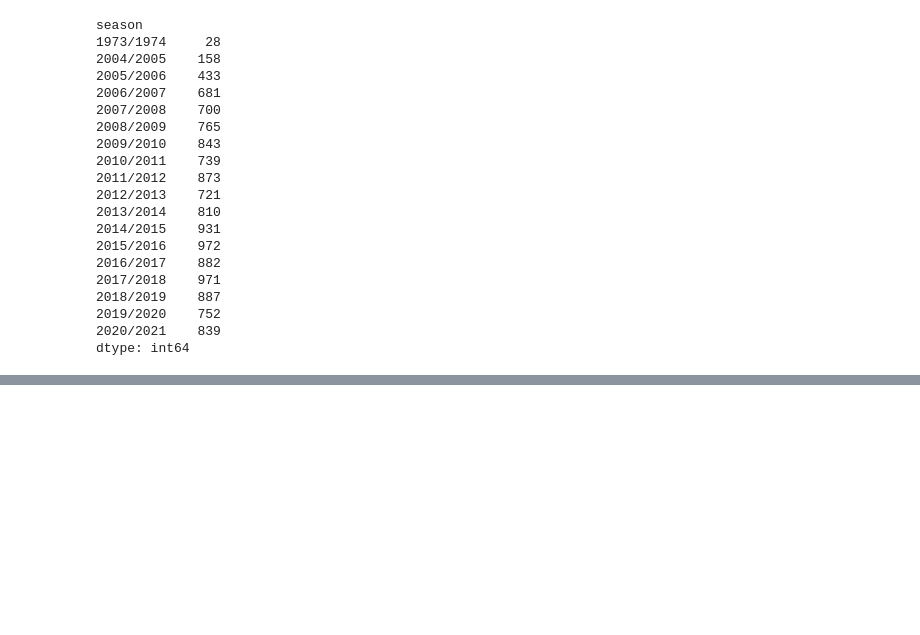
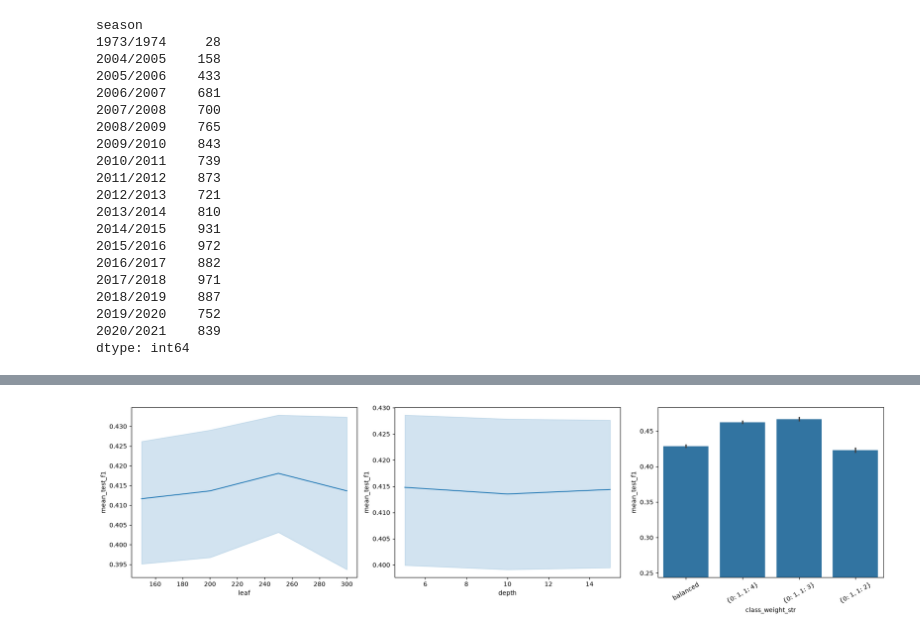
Before and after one commit to Daniel11098/football-predictions, a Jupyter notebook: Mandtory2/Ensemble_Models_And_Ann.ipynb, the cells around one changed output, grey strips where cells are left out. Drawn from its saved outputs; the diff is of its cells as text; code cells hidden in the pictures; blank space fills up the shorter version.

```diff
--- a/Mandtory2/Ensemble_Models_And_Ann.ipynb
+++ b/Mandtory2/Ensemble_Models_And_Ann.ipynb
@@ -1666,0 +2265,6 @@ dtype: int64
+# %%
+dt_advanced_grid = GridSearchCV(
+    dt_pipe_advanced, dt_advanced_params,
+    scoring=scoring, refit="f1", cv=inner_cv, n_jobs=-2, verbose=1,
+)
+dt_advanced_grid.fit(train_features, train_target, groups=train_groups)
@@ -1666,0 +2332,19 @@ dtype: int64
+# %%
+dt_cw_params = {
+    "estimator": [DecisionTreeClassifier()],
+    "estimator__class_weight": ["balanced", {0: 1, 1: 4}, {0: 1, 1: 3}, {0: 1, 1: 2}, None],
+    "estimator__min_samples_leaf": [ 150,200, 250, 300],
+    "estimator__max_depth": [5, 10, 15],
+    "estimator__criterion": ["gini", "entropy"],
+    "transformer__cat": [
+        OneHotEncoder(handle_unknown="ignore", sparse_output=False),
+        TargetEncoder(),
+    ],
+}
+# %%
+
+dt_cw_grid = GridSearchCV(
+    dt_pipe_simple, dt_cw_params,
+    scoring=scoring, refit="f1", cv=inner_cv, n_jobs=-2, verbose=1,
+)
+dt_cw_grid.fit(train_features, train_target, groups=train_groups)
@@ -1666,0 +2414,21 @@ dtype: int64
+# %%
+cw_results = pd.DataFrame(dt_cw_grid.cv_results_)
+
+# class_weight inneholder dicter, None og tekst, så gjør den om til tekst
+cw_results["class_weight_str"] = cw_results["param_estimator__class_weight"].astype(str)
+
+# tall-kolonner kan være object-typer, så gjør dem om
+cw_results["leaf"] = cw_results["param_estimator__min_samples_leaf"].astype(int)
+cw_results["depth"] = cw_results["param_estimator__max_depth"].astype(int)
+
+fig, axs = plt.subplots(1, 3, figsize=(18, 5))
+
+sbn.lineplot(data=cw_results, x="leaf", y="mean_test_f1", ax=axs[0])
+sbn.lineplot(data=cw_results, x="depth", y="mean_test_f1", ax=axs[1])
+sbn.barplot(data=cw_results, x="class_weight_str", y="mean_test_f1", ax=axs[2])
+
+axs[2].tick_params(axis="x", rotation=30)
+axs[2].set_ylim(cw_results["mean_test_f1"].min() - 0.01, cw_results["mean_test_f1"].max() + 0.01)
+plt.tight_layout()
+# %% [output]
+[figure, added]
```
Also changed, not shown: parts of 68 cells of this notebook.
